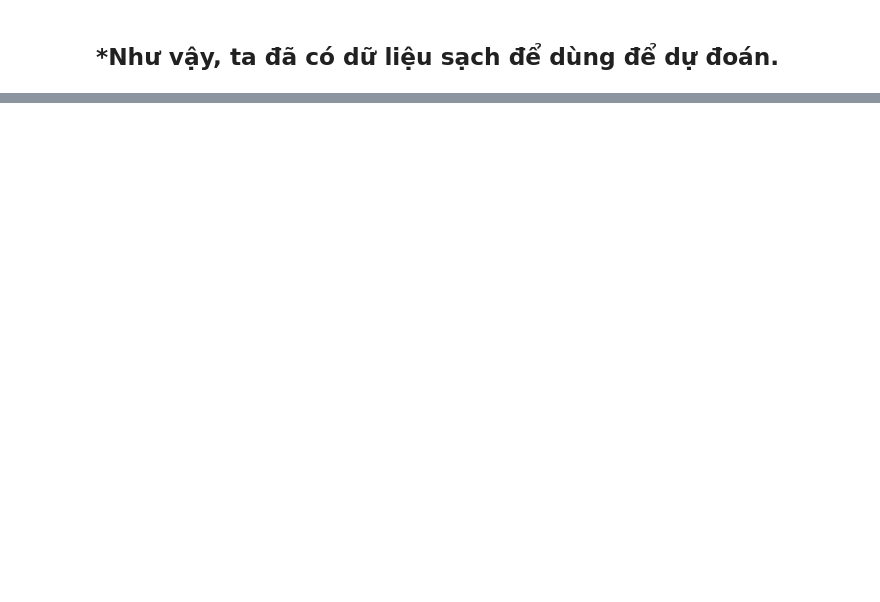
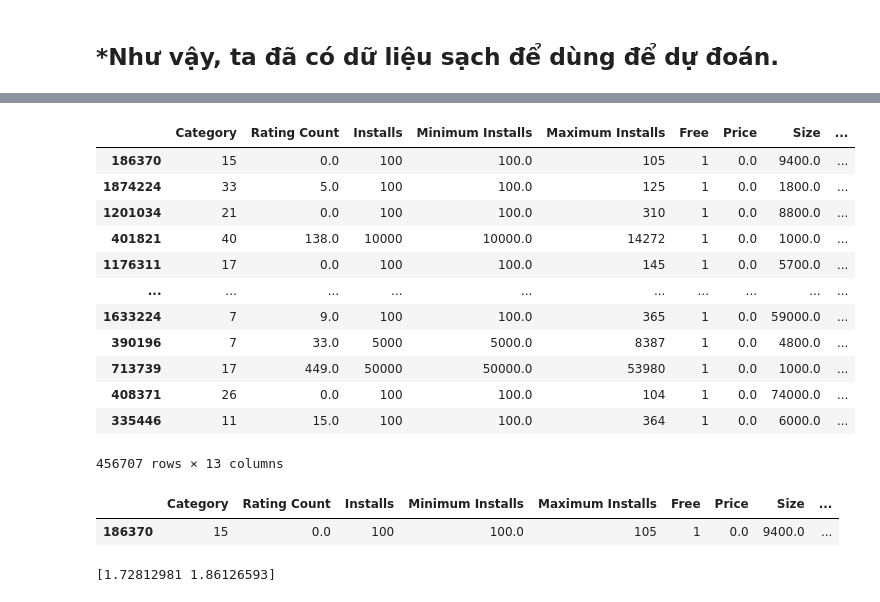
Before and after one commit to UIT-Learning/predict-product-rating-on-Google-Play-Store, a Jupyter notebook: GooglePlayStore.ipynb, the cells around one changed output, grey strips where cells are left out. Saved outputs shown, nothing was run; the diff lists cells and outputs as text; code cells hidden in the pictures; blank space fills up the shorter version.

```diff
--- a/GooglePlayStore.ipynb
+++ b/GooglePlayStore.ipynb
@@ -320,0 +349,26 @@ df.to_csv('D:/HK6/KhaiThacDL/BaoCao/CSV/Data-DaXuLy.csv')
+# %%
+X_test
+# %% [output]
+|  | Category | Rating Count | Installs | Minimum Installs | Maximum Installs | Free | Price | Size | ... |
+| 186370 | 15 | 0.0 | 100 | 100.0 | 105 | 1 | 0.0 | 9400.0 | ... |
+| 1874224 | 33 | 5.0 | 100 | 100.0 | 125 | 1 | 0.0 | 1800.0 | ... |
+| 1201034 | 21 | 0.0 | 100 | 100.0 | 310 | 1 | 0.0 | 8800.0 | ... |
+| 401821 | 40 | 138.0 | 10000 | 10000.0 | 14272 | 1 | 0.0 | 1000.0 | ... |
+| 1176311 | 17 | 0.0 | 100 | 100.0 | 145 | 1 | 0.0 | 5700.0 | ... |
+| ... | ... | ... | ... | ... | ... | ... | ... | ... | ... |
+| 1633224 | 7 | 9.0 | 100 | 100.0 | 365 | 1 | 0.0 | 59000.0 | ... |
+| 390196 | 7 | 33.0 | 5000 | 5000.0 | 8387 | 1 | 0.0 | 4800.0 | ... |
+| 713739 | 17 | 449.0 | 50000 | 50000.0 | 53980 | 1 | 0.0 | 1000.0 | ... |
+| 408371 | 26 | 0.0 | 100 | 100.0 | 104 | 1 | 0.0 | 74000.0 | ... |
+| 335446 | 11 | 15.0 | 100 | 100.0 | 364 | 1 | 0.0 | 6000.0 | ... |
+456707 rows × 13 columns
+# %%
+X_test[:1]
+# %% [output]
+|  | Category | Rating Count | Installs | Minimum Installs | Maximum Installs | Free | Price | Size | ... |
+| 186370 | 15 | 0.0 | 100 | 100.0 | 105 | 1 | 0.0 | 9400.0 | ... |
+# %%
+X_test[:1]
+print(model.predict(X_test[:2]))
+# %% [output]
+[1.72812981 1.86126593]
```
Also changed, not shown: parts of 25 cells of this notebook, 3 other files.
